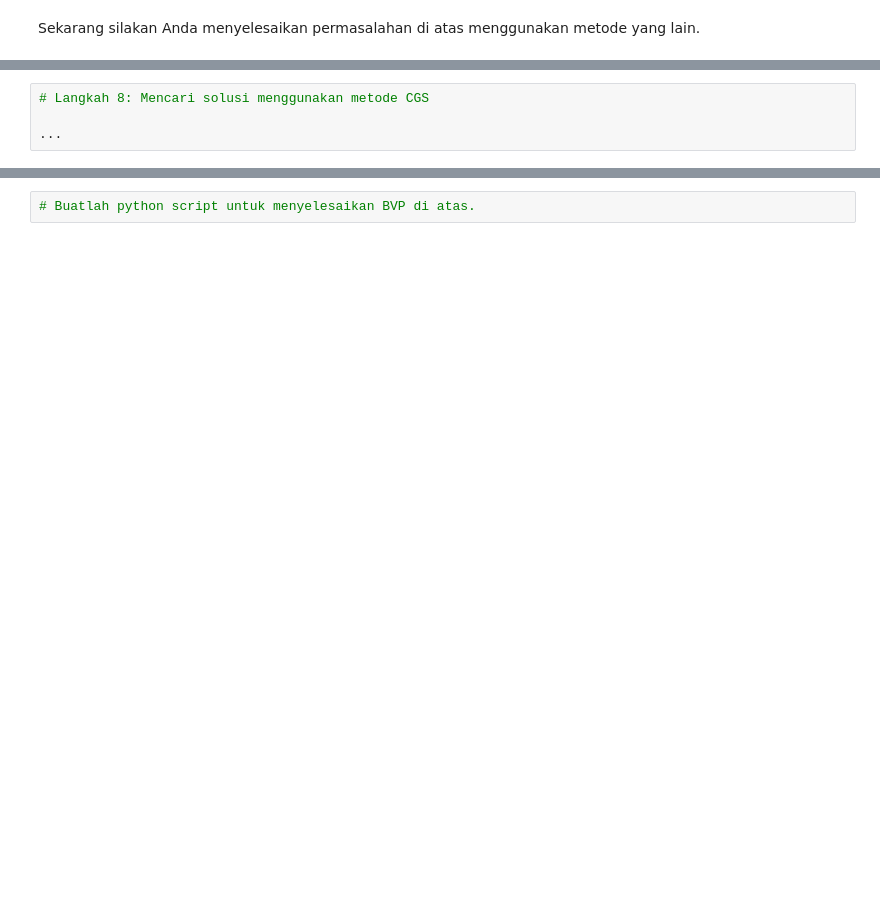
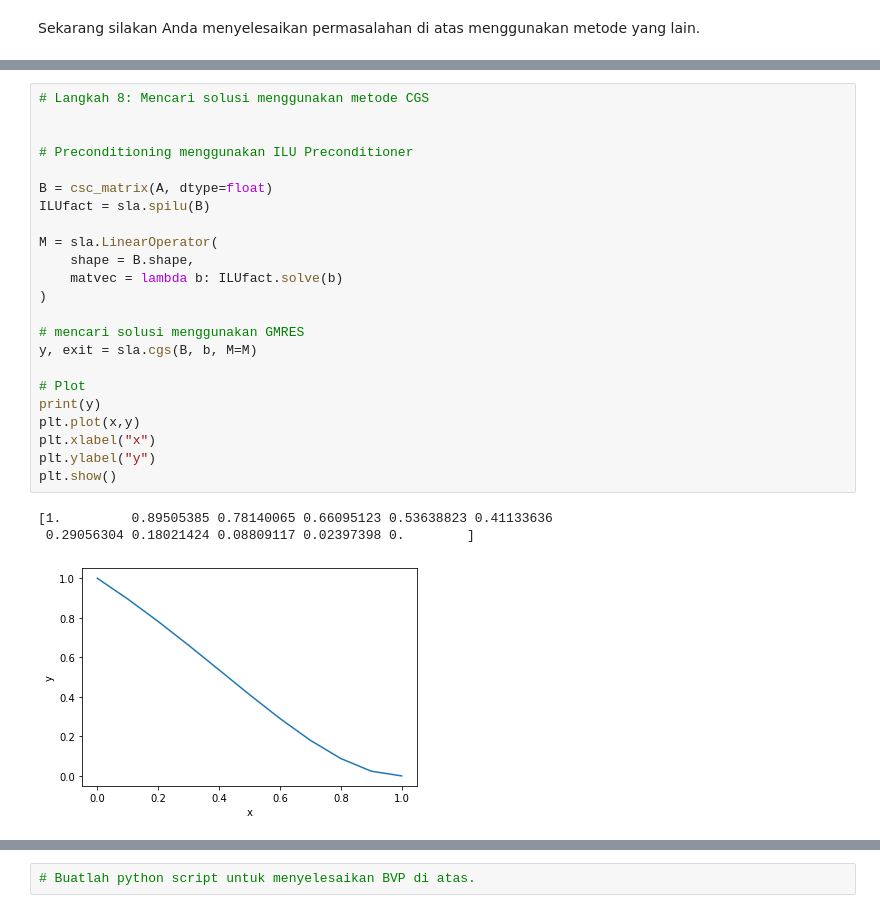
Before and after one commit to RendiZein/Metode-Rekayasa-Komputasi, a Jupyter notebook: 02_Boundary_value_problem_2024_indonesia.ipynb, the cells around one changed output, grey strips where cells are left out. Cells and saved outputs as stored; diff of their text form; blank space fills up the shorter version.

```diff
--- a/02_Boundary_value_problem_2024_indonesia.ipynb
+++ b/02_Boundary_value_problem_2024_indonesia.ipynb
@@ -400,7 +466,30 @@ Sekarang silakan Anda menyelesaikan permasalahan di atas menggunakan metode yang
 # %%
 # Langkah 8: Mencari solusi menggunakan metode CGS
 
-...
+
+# Preconditioning menggunakan ILU Preconditioner
+
+B = csc_matrix(A, dtype=float)
+ILUfact = sla.spilu(B)
+
+M = sla.LinearOperator(
+    shape = B.shape,
+    matvec = lambda b: ILUfact.solve(b)
+)
+
+# mencari solusi menggunakan GMRES
+y, exit = sla.cgs(B, b, M=M)
+
+# Plot
+print(y)
+plt.plot(x,y)
+plt.xlabel("x")
+plt.ylabel("y")
+plt.show()
+# %% [output]
+[1.         0.89505385 0.78140065 0.66095123 0.53638823 0.41133636
+ 0.29056304 0.18021424 0.08809117 0.02397398 0.        ]
+[figure, added]
 # %%
 # Langkah 9 : mencari solusi menggunakan metode GCROT
 
```
Also changed, not shown: parts of 15 cells of this notebook.
